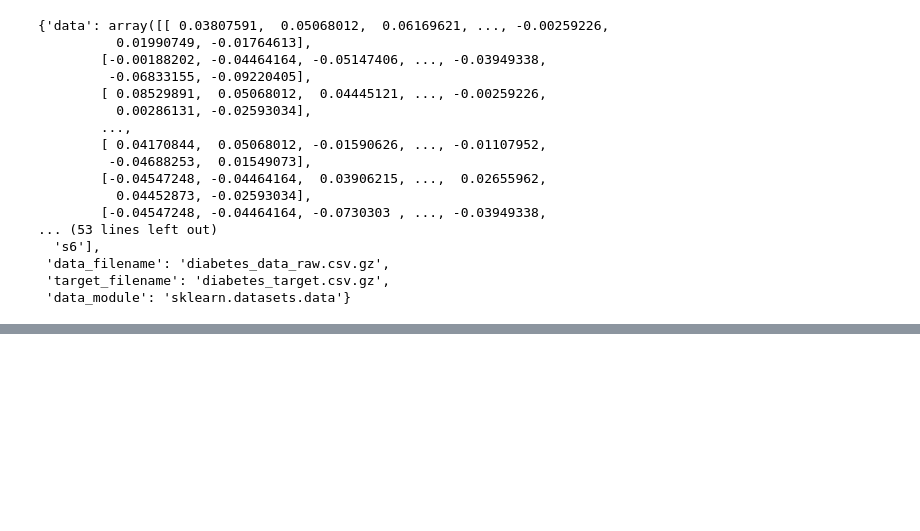
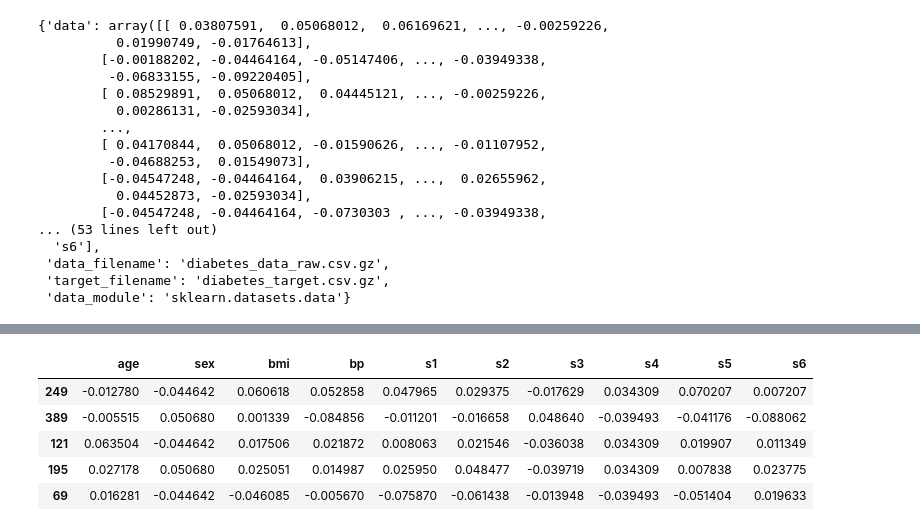
Before and after one commit to rahul-coo/Decision_Tree, a Jupyter notebook: Diabetic_Prediction.ipynb, the cells around one changed output, grey strips where cells are left out. Cells and saved outputs as stored; diff of their text form; code cells hidden in the pictures; blank space fills up the shorter version.

```diff
--- a/Diabetic_Prediction.ipynb
+++ b/Diabetic_Prediction.ipynb
@@ -57,0 +72,9 @@ df_diabetes.head()
+# %%
+X_train.head()
+# %% [output]
+|  | age | sex | bmi | bp | s1 | s2 | s3 | s4 | s5 | s6 |
+| 249 | -0.012780 | -0.044642 | 0.060618 | 0.052858 | 0.047965 | 0.029375 | -0.017629 | 0.034309 | 0.070207 | 0.007207 |
+| 389 | -0.005515 | 0.050680 | 0.001339 | -0.084856 | -0.011201 | -0.016658 | 0.048640 | -0.039493 | -0.041176 | -0.088062 |
+| 121 | 0.063504 | -0.044642 | 0.017506 | 0.021872 | 0.008063 | 0.021546 | -0.036038 | 0.034309 | 0.019907 | 0.011349 |
+| 195 | 0.027178 | 0.050680 | 0.025051 | 0.014987 | 0.025950 | 0.048477 | -0.039719 | 0.034309 | 0.007838 | 0.023775 |
+| 69 | 0.016281 | -0.044642 | -0.046085 | -0.005670 | -0.075870 | -0.061438 | -0.013948 | -0.039493 | -0.051404 | 0.019633 |
```
Also changed, not shown: parts of 20 cells of this notebook.
